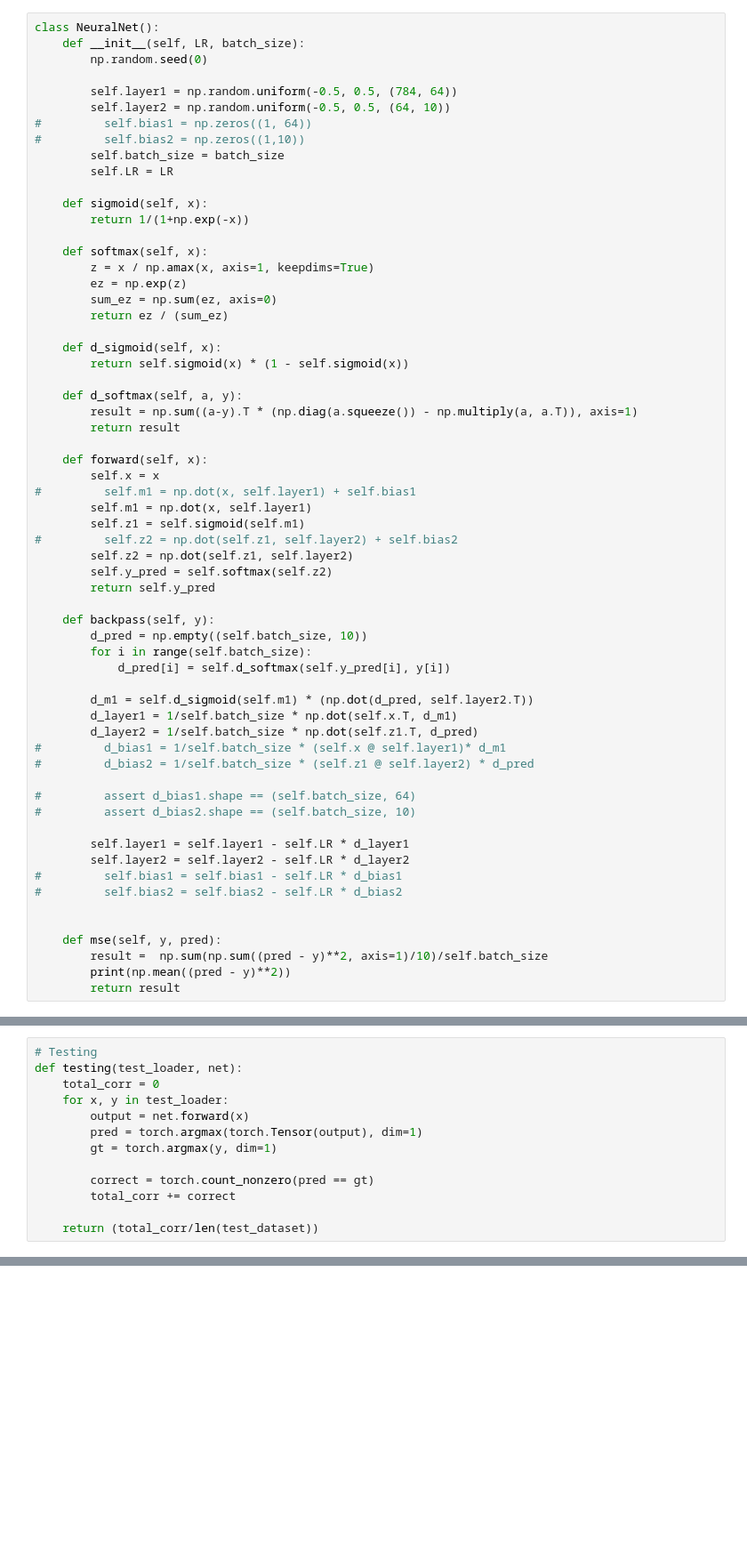
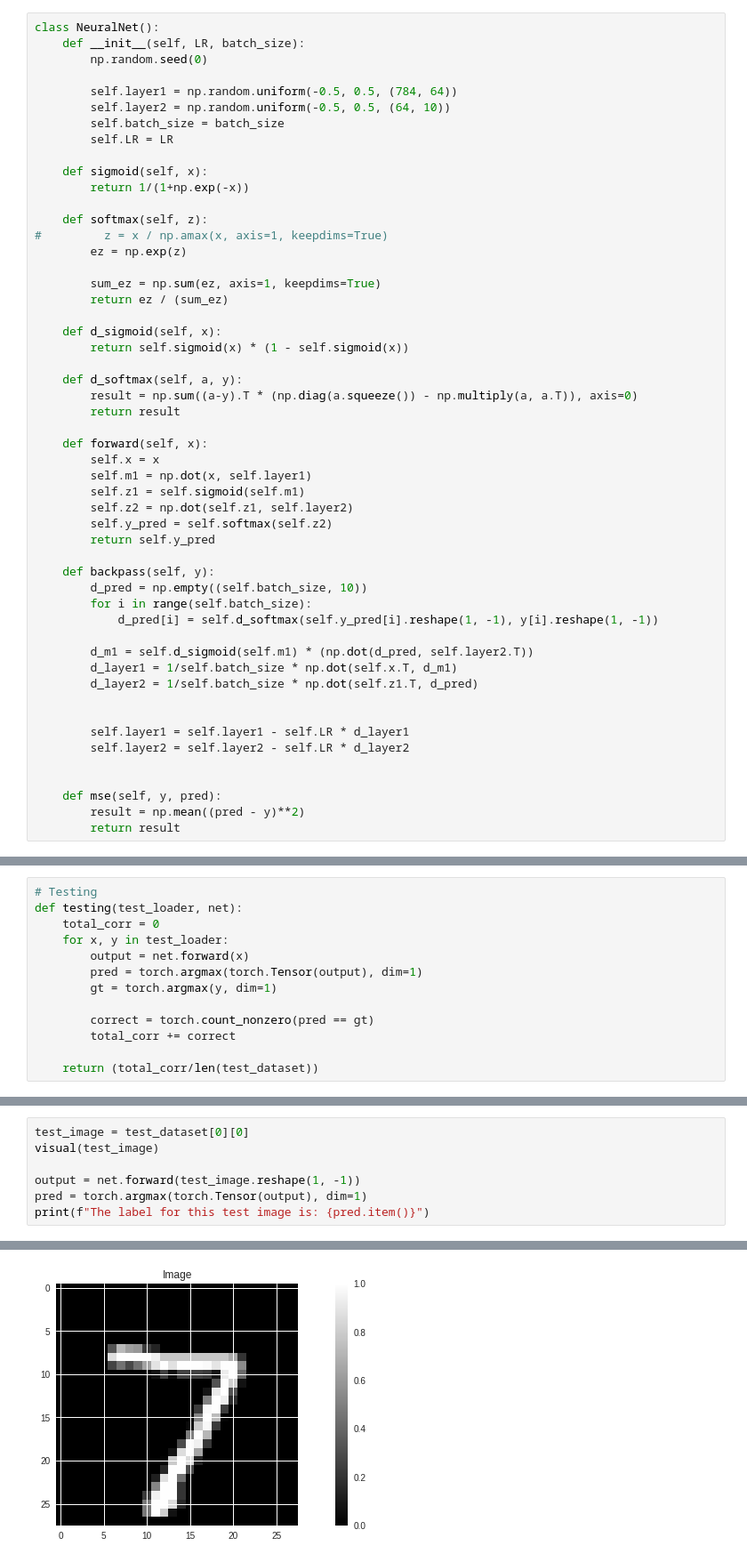
Before and after one commit to vardeep-sandhu/CudaLab, a Jupyter notebook: Sheet01/Sheet01.ipynb, the cells around one changed output, grey strips where cells are left out. Shown at 89% size. Cells and saved outputs as stored; diff of their text form; blank space fills up the shorter version.

```diff
--- a/Sheet01/Sheet01.ipynb
+++ b/Sheet01/Sheet01.ipynb
@@ -52,33 +57,30 @@ class NeuralNet():
 
         self.layer1 = np.random.uniform(-0.5, 0.5, (784, 64))
         self.layer2 = np.random.uniform(-0.5, 0.5, (64, 10))
-#         self.bias1 = np.zeros((1, 64))
-#         self.bias2 = np.zeros((1,10))
         self.batch_size = batch_size
         self.LR = LR
 
     def sigmoid(self, x):
         return 1/(1+np.exp(-x))
 
-    def softmax(self, x):
-        z = x / np.amax(x, axis=1, keepdims=True)
+    def softmax(self, z):
+#         z = x / np.amax(x, axis=1, keepdims=True)
         ez = np.exp(z)
-        sum_ez = np.sum(ez, axis=0)
+
+        sum_ez = np.sum(ez, axis=1, keepdims=True)
         return ez / (sum_ez)
 
     def d_sigmoid(self, x):
         return self.sigmoid(x) * (1 - self.sigmoid(x))
 
     def d_softmax(self, a, y):
-        result = np.sum((a-y).T * (np.diag(a.squeeze()) - np.multiply(a, a.T)), axis=1)
+        result = np.sum((a-y).T * (np.diag(a.squeeze()) - np.multiply(a, a.T)), axis=0)
         return result
 
     def forward(self, x):
         self.x = x
-#         self.m1 = np.dot(x, self.layer1) + self.bias1
         self.m1 = np.dot(x, self.layer1)
         self.z1 = self.sigmoid(self.m1)
-#         self.z2 = np.dot(self.z1, self.layer2) + self.bias2
         self.z2 = np.dot(self.z1, self.layer2)
         self.y_pred = self.softmax(self.z2)
         return self.y_pred
@@ -86,26 +88,19 @@ class NeuralNet():
     def backpass(self, y):
         d_pred = np.empty((self.batch_size, 10))
         for i in range(self.batch_size):
-            d_pred[i] = self.d_softmax(self.y_pred[i], y[i])
+            d_pred[i] = self.d_softmax(self.y_pred[i].reshape(1, -1), y[i].reshape(1, -1))
 
         d_m1 = self.d_sigmoid(self.m1) * (np.dot(d_pred, self.layer2.T))
         d_layer1 = 1/self.batch_size * np.dot(self.x.T, d_m1)
         d_layer2 = 1/self.batch_size * np.dot(self.z1.T, d_pred)
-#         d_bias1 = 1/self.batch_size * (self.x @ self.layer1)* d_m1
-#         d_bias2 = 1/self.batch_size * (self.z1 @ self.layer2) * d_pred
 
-#         assert d_bias1.shape == (self.batch_size, 64)
-#         assert d_bias2.shape == (self.batch_size, 10)
 
         self.layer1 = self.layer1 - self.LR * d_layer1
         self.layer2 = self.layer2 - self.LR * d_layer2
-#         self.bias1 = self.bias1 - self.LR * d_bias1
-#         self.bias2 = self.bias2 - self.LR * d_bias2
 
 
     def mse(self, y, pred):
-        result =  np.sum(np.sum((pred - y)**2, axis=1)/10)/self.batch_size
-        print(np.mean((pred - y)**2))
+        result = np.mean((pred - y)**2)
         return result
 # %%
 # Training
@@ -155,0 +162,8 @@ tensor(0.8479)
+# %%
+test_image = test_dataset[0][0]
+visual(test_image)
+
+output = net.forward(test_image.reshape(1, -1))
+pred = torch.argmax(torch.Tensor(output), dim=1)
+print(f"The label for this test image is: {pred.item()}")
+# %% [output]
@@ -156,3 +171,4 @@ tensor(0.8479)
+[figure, added]
 # %%
 plt.style.use('seaborn')
 fig, ax = plt.subplots(1, 2)
```
Also changed, not shown: parts of 8 cells of this notebook.
